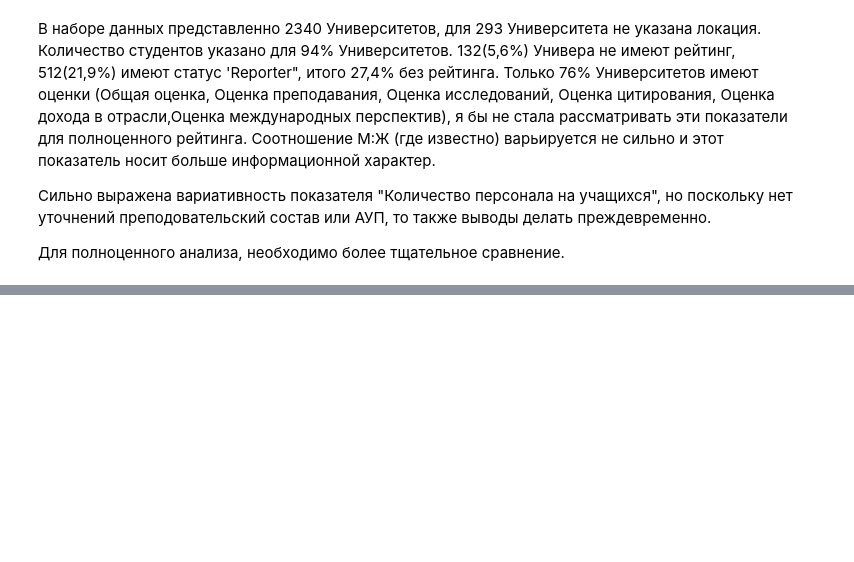
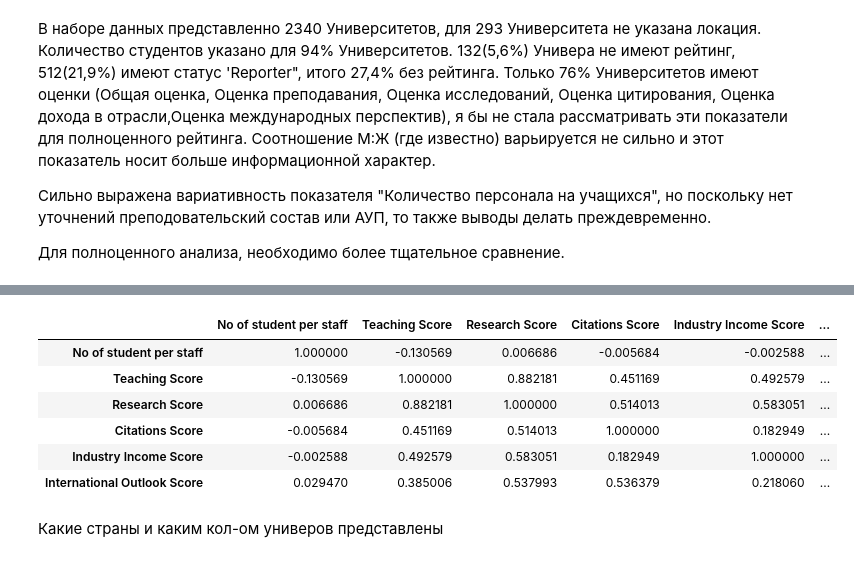
Before and after one commit to Karolya/AD_-, a Jupyter notebook: HW_P.ipynb, the cells around one changed output, grey strips where cells are left out. Cells and saved outputs as stored; diff of their text form; code cells hidden in the pictures; blank space fills up the shorter version.

```diff
--- a/HW_P.ipynb
+++ b/HW_P.ipynb
@@ -166,0 +209,12 @@ df1.loc[df1["University Rank"]=="Reporter"]
+# %%
+df.corr()
+# %% [output]
+|  | No of student per staff | Teaching Score | Research Score | Citations Score | Industry Income Score | ... |
+| No of student per staff | 1.000000 | -0.130569 | 0.006686 | -0.005684 | -0.002588 | ... |
+| Teaching Score | -0.130569 | 1.000000 | 0.882181 | 0.451169 | 0.492579 | ... |
+| Research Score | 0.006686 | 0.882181 | 1.000000 | 0.514013 | 0.583051 | ... |
+| Citations Score | -0.005684 | 0.451169 | 0.514013 | 1.000000 | 0.182949 | ... |
+| Industry Income Score | -0.002588 | 0.492579 | 0.583051 | 0.182949 | 1.000000 | ... |
+| International Outlook Score | 0.029470 | 0.385006 | 0.537993 | 0.536379 | 0.218060 | ... |
+# %% [markdown]
+Какие страны и каким кол-ом универов представлены
```
Also changed, not shown: parts of 23 cells of this notebook.
